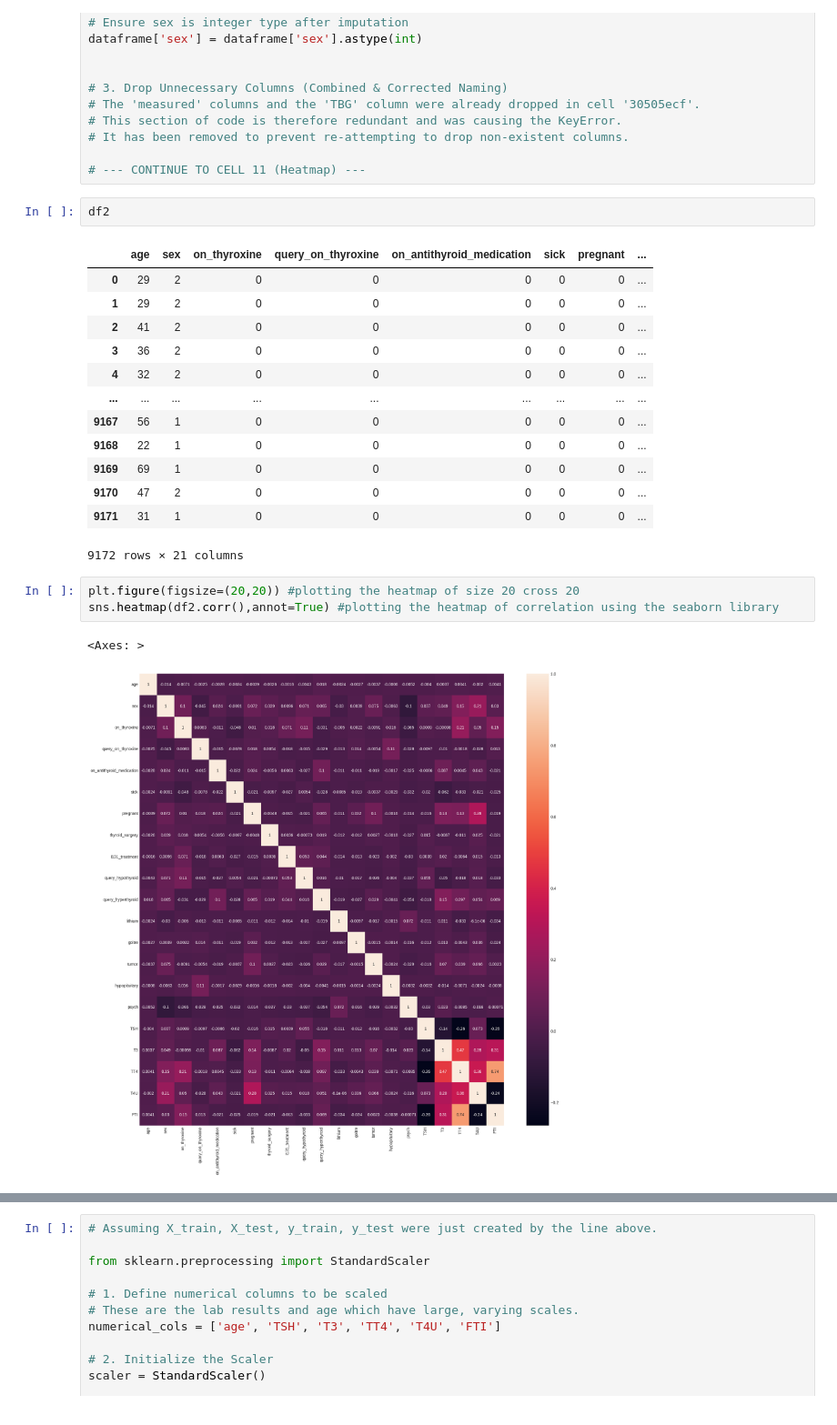
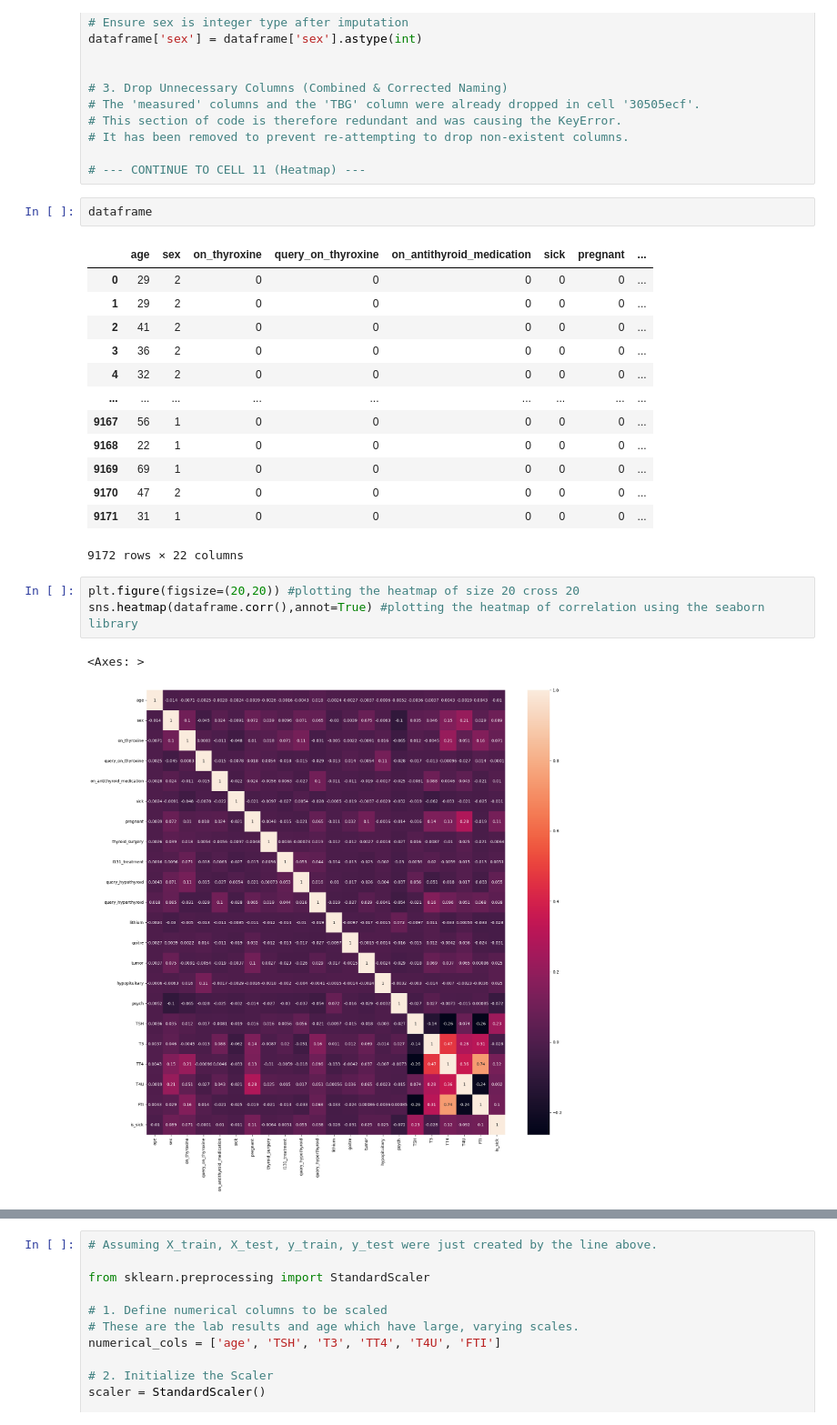
Before and after one commit to yashjscoder/Thyroid-Disease-Diagnostic-System---Machine-Learning-Deep-Learning, a Jupyter notebook: thyroid_detection.ipynb, the cells around one changed output, grey strips where cells are left out. Shown at 91% size. Cells and saved outputs as stored; diff of their text form.

```diff
--- a/thyroid_detection.ipynb
+++ b/thyroid_detection.ipynb
@@ -320,7 +320,7 @@ dataframe['sex'] = dataframe['sex'].astype(int)
 
 # --- CONTINUE TO CELL 11 (Heatmap) ---
 # %%
-df2
+dataframe
 # %% [output]
 |  | age | sex | on_thyroxine | query_on_thyroxine | on_antithyroid_medication | sick | pregnant | ... |
 | 0 | 29 | 2 | 0 | 0 | 0 | 0 | 0 | ... |
@@ -334,10 +334,10 @@ df2
 | 9169 | 69 | 1 | 0 | 0 | 0 | 0 | 0 | ... |
 | 9170 | 47 | 2 | 0 | 0 | 0 | 0 | 0 | ... |
 | 9171 | 31 | 1 | 0 | 0 | 0 | 0 | 0 | ... |
-9172 rows × 21 columns
+9172 rows × 22 columns
 # %%
 plt.figure(figsize=(20,20)) #plotting the heatmap of size 20 cross 20
-sns.heatmap(df2.corr(),annot=True) #plotting the heatmap of correlation using the seaborn library
+sns.heatmap(dataframe.corr(),annot=True) #plotting the heatmap of correlation using the seaborn library
 # %% [output]
 <Axes: >
-[figure, old version]
+[figure, new version]
```
Also changed, not shown: parts of 18 cells of this notebook.
